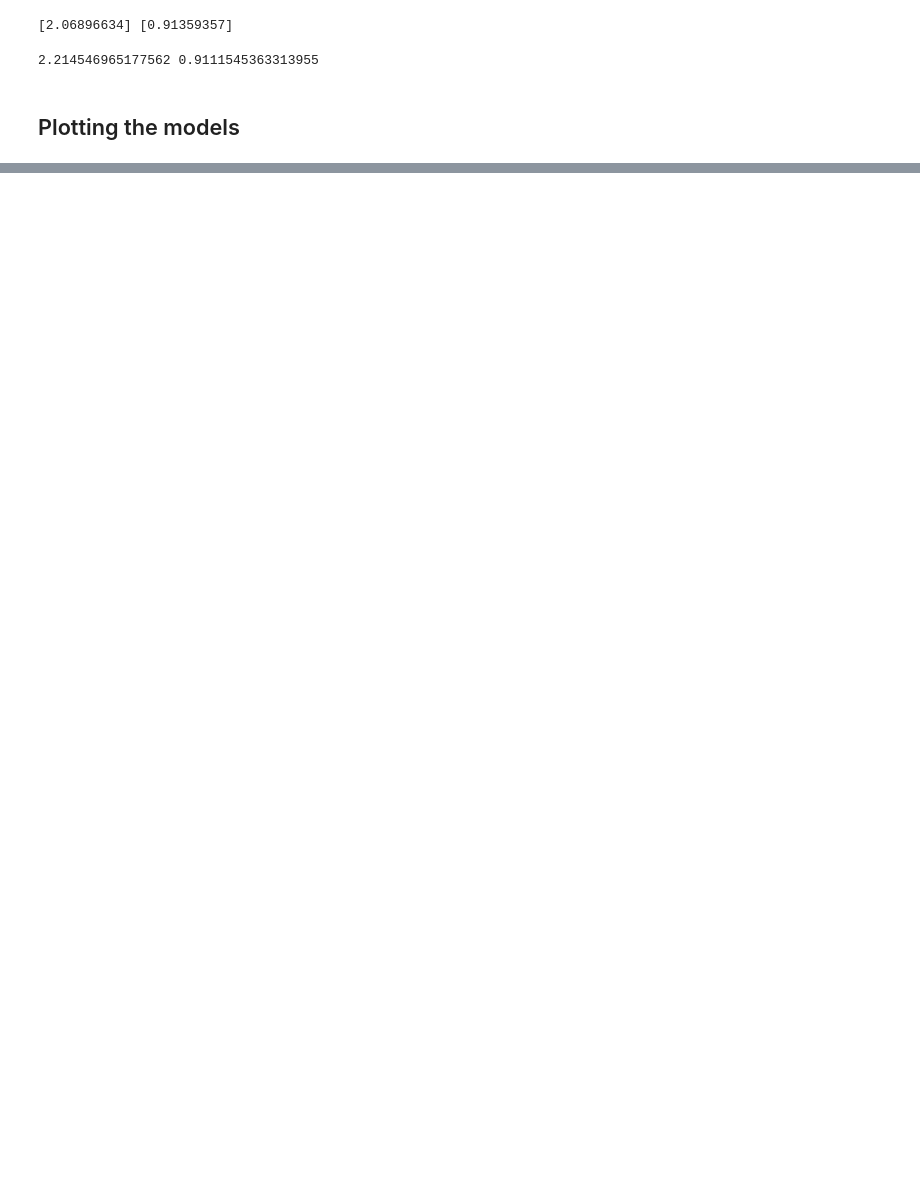
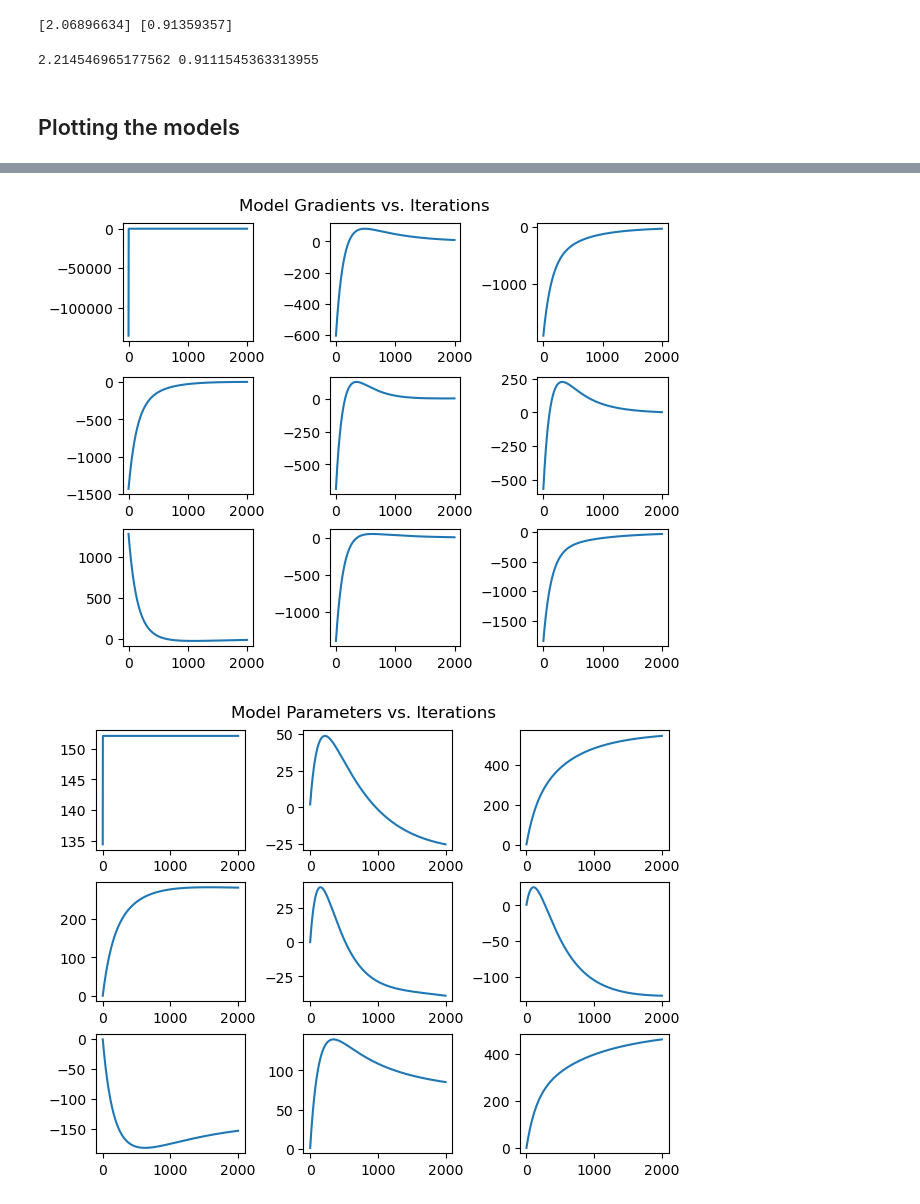
Before and after one commit to sardarchitect/fscoreai-ml, a Jupyter notebook: exploration/20230225_Simple_Linear Regression.ipynb, the cells around one changed output, grey strips where cells are left out. Drawn from its saved outputs; the diff is of its cells as text; code cells hidden in the pictures; blank space fills up the shorter version.

```diff
--- a/exploration/20230225_Simple_Linear Regression.ipynb
+++ b/exploration/20230225_Simple_Linear Regression.ipynb
@@ -99,0 +132,3 @@ print(model_sklearn.coef_, model_sklearn.intercept_)
+# %%
+X = diabetes['data'][['age','bmi','bp','s1','s2','s3','s4','s5','s6']].to_numpy()
+y = diabetes['target'].to_numpy().reshape(-1,1)
@@ -139,5 +188,8 @@ class MultiLinearRegression():
 # %%
-model_fscore_1 = MultiLinearRegression()
+# Closed-form solution
+model_fscore_1 = MultipleLinearRegression()
 model_fscore_1.fit_stat(X,y)
-print(model_fscore_1.coef_, model_fscore_1.intercept_)
+print("Coef_:\n", model_fscore_1.coef_)
+print("\nIntercept_:\n", model_fscore_1.intercept_)
+print("\nMSE:\n",loss.mean_squared_error(y, model_fscore_1.predict(X)))
 # %% [output]
@@ -145,4 +211,0 @@ print(model_fscore_1.coef_, model_fscore_1.intercept_)
-# %%
-model_fscore_2 = MultiLinearRegression()
-model_fscore_2.fit_grad(X,y,lr=1e-12, epochs=1000)
-print(model_fscore_2.coef_, model_fscore_2.intercept_)
@@ -203,0 +233,6 @@ X: (100, 2) y: (100, 1) Betas: (2, 1)
+# %%
+model = MultipleLinearRegression()
+model.fit_grad(X, y, lr=1e-3, iters=2000)
+print("Coef_:\n", model.coef_)
+print("\nIntercept_:\n", model.intercept_)
+print("\nMSE:\n",loss.mean_squared_error(y, model.predict(X)))
@@ -203,0 +256,31 @@ X: (100, 2) y: (100, 1) Betas: (2, 1)
+# %%
+# Logging and visualizing stored training data
+model_betas = np.array(list(model.betas_history.values()))
+model_gradients = np.array(list(model.gradients_history.values()))
+model_loss = np.array(list(model.loss_history.values()))
+
+# Visualize Model Gradients
+fig, axs = plt.subplots(3,3,constrained_layout=True)
+fig.suptitle('Model Gradients vs. Iterations')
+for i in range(3):
+    for j in range(3):
+        n = j + i * 3
+        axs[i][j].plot(model.gradients_history.keys(), model_gradients[:, n])
+plt.show()
+
+# Visualize Model Parameters
+fig, axs = plt.subplots(3, 3, constrained_layout = True)
+fig.suptitle('Model Parameters vs. Iterations')
+for i in range(3):
+    for j in range(3):
+        n = j + i * 3
+        axs[i][j].plot(model.betas_history.keys(), model_betas[:, n])
+plt.show()
+
+# Visualize Model Loss
+plt.plot(model.loss_history.keys(), model_loss)
+plt.title("Loss vs. Iterations")
+plt.show()
+# %% [output]
+[figure, added]
+[figure, added]
```
Also changed, not shown: parts of 29 cells of this notebook, 6 other files.
